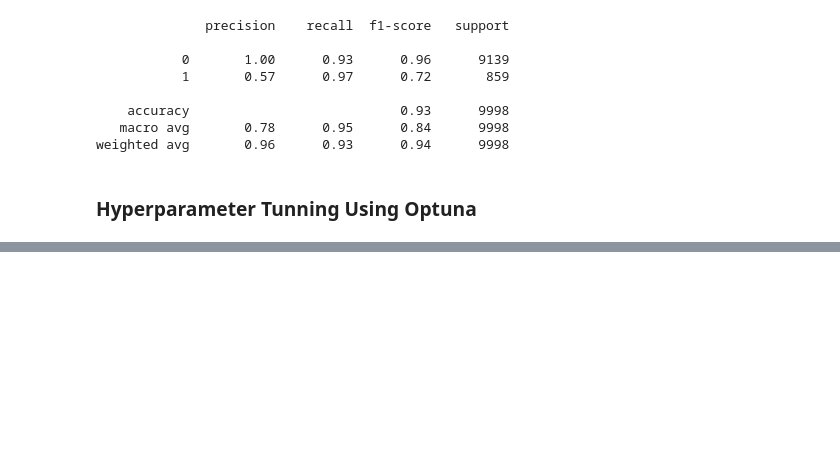
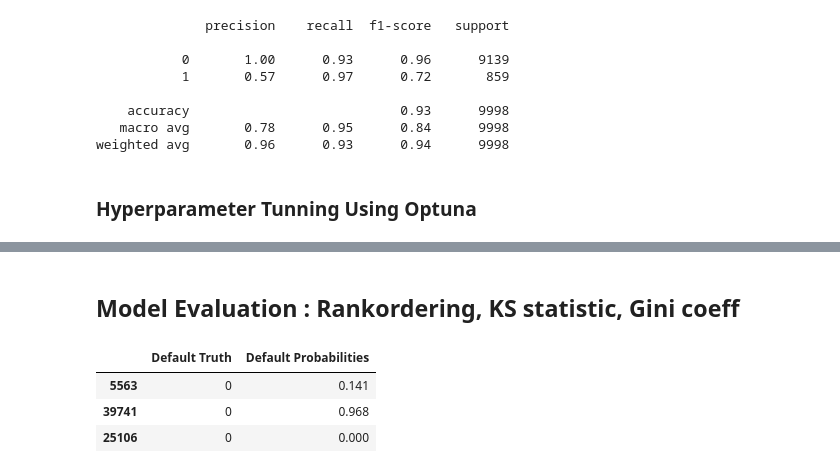
Before and after one commit to HanadIsmail/Credit-Risk-Modeling, a Jupyter notebook: Untitled.ipynb, the cells around one changed output, grey strips where cells are left out. Saved outputs shown, nothing was run; the diff lists cells and outputs as text; code cells hidden in the pictures; blank space fills up the shorter version.

```diff
--- a/Untitled.ipynb
+++ b/Untitled.ipynb
@@ -1102,0 +1052,20 @@ dtype: object
+# %%
+# Define the objective function for Optuna
+def objective(trial):
+    param = {
+        'C': trial.suggest_float('C', 1e-4, 1e4, log=True),  # Logarithmically spaced values
+        'solver': trial.suggest_categorical('solver', ['lbfgs', 'liblinear', 'saga', 'newton-cg']),  # Solvers
+        'tol': trial.suggest_float('tol', 1e-6, 1e-1, log=True),  # Logarithmically spaced values for tolerance
+        'class_weight': trial.suggest_categorical('class_weight', [None, 'balanced'])  # Class weights
+    }
+
+    model = LogisticRegression(**param, max_iter=10000)
+
+    # Calculate the cross-validated f1_score
+    f1_scorer = make_scorer(f1_score, average='macro')
+    scores = cross_val_score(model, X_train_smt, y_train_smt, cv=3, scoring=f1_scorer, n_jobs=-1)
+
+    return np.mean(scores)
+
+study_logistic = optuna.create_study(direction='maximize')
+study_logistic.optimize(objective, n_trials=50)
@@ -1102,0 +1258,16 @@ dtype: object
+# %% [markdown]
+## Model Evaluation : Rankordering, KS statistic, Gini coeff
+# %%
+probabilities = best_model_logistic.predict_proba(X_test_encoded)[:,1]
+
+df_eval = pd.DataFrame({
+    'Default Truth' : y_test,
+    'Default Probabilities' : probabilities
+})
+
+df_eval.head(3)
+# %% [output]
+|  | Default Truth | Default Probabilities |
+| 5563 | 0 | 0.141 |
+| 39741 | 0 | 0.968 |
+| 25106 | 0 | 0.000 |
```
Also changed, not shown: parts of 22 cells of this notebook.
